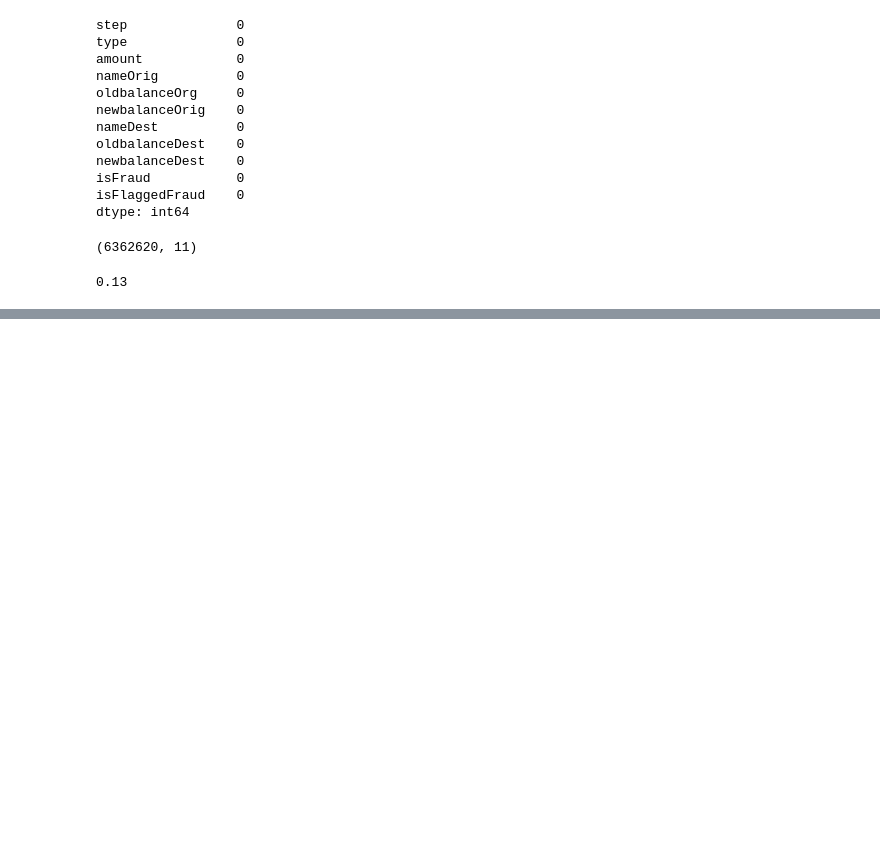
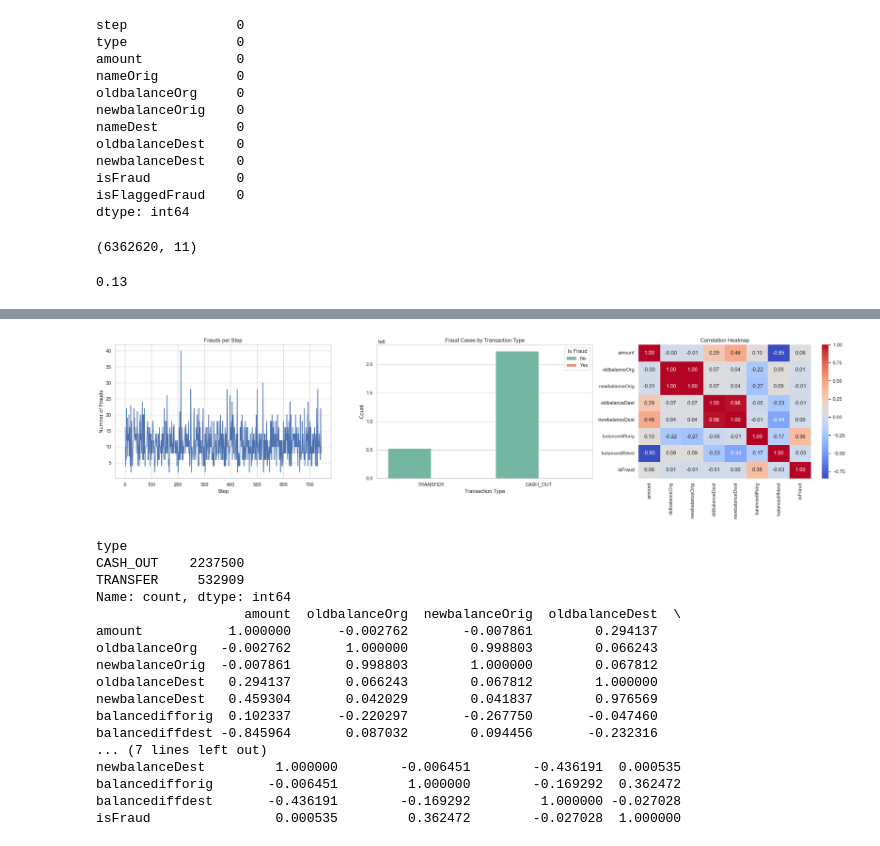
Before and after one commit to olive-mwende271/FRAUD-DETECTION, a Jupyter notebook: Fraud_detection_model.ipynb, the cells around one changed output, grey strips where cells are left out. Cells and saved outputs as stored; diff of their text form; code cells hidden in the pictures; blank space fills up the shorter version.

```diff
--- a/Fraud_detection_model.ipynb
+++ b/Fraud_detection_model.ipynb
@@ -123,0 +202,57 @@ Name: amount, dtype: int32
+# %%
+
+fraud_types = df[df["type"].isin(["TRANSFER", "CASH_OUT"])][["type", "isFraud"]]
+fraud_per_step = df[df["isFraud"] == 1].groupby("step").size().sort_index()
+
+
+fig, axes = plt.subplots(1, 3, figsize=(24, 6))
+
+axes[0].plot(fraud_per_step.index, fraud_per_step.values, label="Frauds per step")
+axes[0].set_xlabel("Step")
+axes[0].set_ylabel("Number of Frauds")
+axes[0].set_title("Frauds per Step")
+axes[0].grid(True)
+
+
+sns.countplot(
+    data=fraud_types,
+    x="type",
+    hue="isFraud",
+    palette="Set2",
+    ax=axes[1]
+)
+axes[1].set_title("Fraud Cases by Transaction Type")
+axes[1].set_xlabel("Transaction Type")
+axes[1].set_ylabel("Count")
+axes[1].legend(title="Is Fraud", labels=["No", "Yes"])
+
+
+corr = df[["amount","oldbalanceOrg","newbalanceOrig","oldbalanceDest",
+           "newbalanceDest","balancedifforig","balancediffdest","isFraud"]].corr()
+sns.heatmap(corr, annot=True, fmt=".2f", cmap="coolwarm", ax=axes[2])
+axes[2].set_title("Correlation Heatmap")
+
+plt.tight_layout()
+plt.show()
+
+print(fraud_types["type"].value_counts())
+print(corr)
+# %% [output]
+[figure, added]
+type
+CASH_OUT    2237500
+TRANSFER     532909
+Name: count, dtype: int64
+                   amount  oldbalanceOrg  newbalanceOrig  oldbalanceDest  \
+amount           1.000000      -0.002762       -0.007861        0.294137
+oldbalanceOrg   -0.002762       1.000000        0.998803        0.066243
+newbalanceOrig  -0.007861       0.998803        1.000000        0.067812
+oldbalanceDest   0.294137       0.066243        0.067812        1.000000
+newbalanceDest   0.459304       0.042029        0.041837        0.976569
+balancedifforig  0.102337      -0.220297       -0.267750       -0.047460
+balancediffdest -0.845964       0.087032        0.094456       -0.232316
+... (7 lines left out)
+newbalanceDest         1.000000        -0.006451        -0.436191  0.000535
+balancedifforig       -0.006451         1.000000        -0.169292  0.362472
+balancediffdest       -0.436191        -0.169292         1.000000 -0.027028
+isFraud                0.000535         0.362472        -0.027028  1.000000
```
Also changed, not shown: parts of 22 cells of this notebook.
